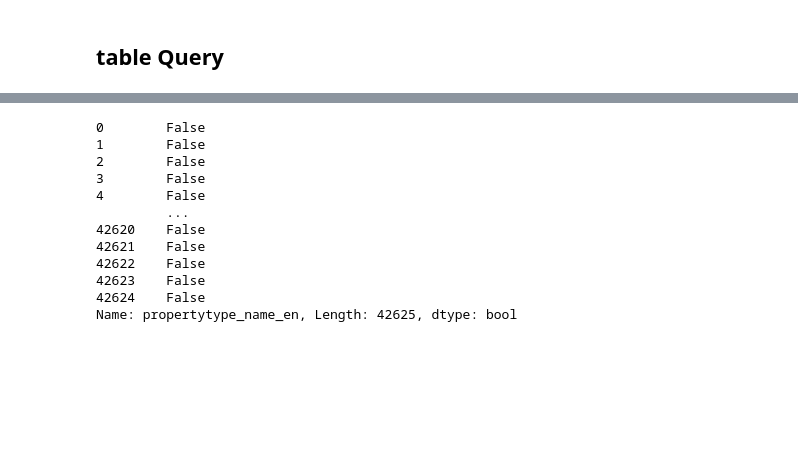
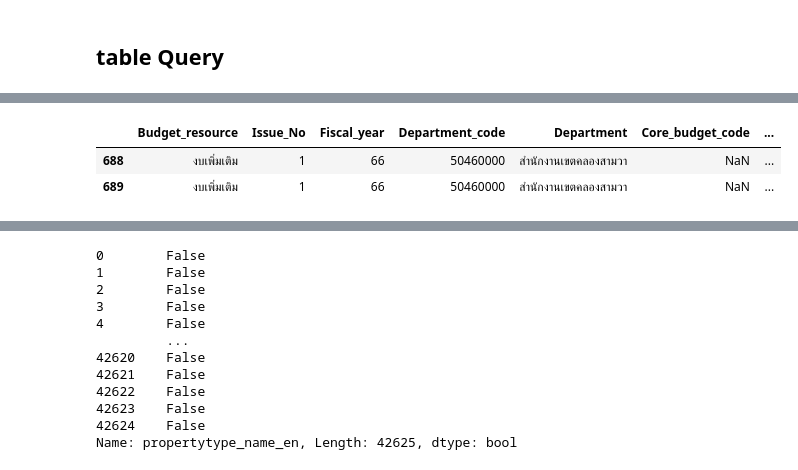
Before and after one commit to Mujune/python_dataviz2023, a Jupyter notebook: Pandas101.ipynb, the cells around one changed output, grey strips where cells are left out. Saved outputs shown, nothing was run; the diff lists cells and outputs as text; code cells hidden in the pictures; blank space fills up the shorter version.

```diff
--- a/Pandas101.ipynb
+++ b/Pandas101.ipynb
@@ -189,0 +237,3 @@ data1.iloc[-20 :,7:10]
+# %%
+small_df = data1.iloc[-5:,:]
+small_df
@@ -189,0 +247,6 @@ data1.iloc[-20 :,7:10]
+# %%
+small_df[[False,True,True,False,False]]
+# %% [output]
+|  | Budget_resource | Issue_No | Fiscal_year | Department_code | Department | Core_budget_code | ... |
+| 688 | งบเพิ่มเติม | 1 | 66 | 50460000 | สำนักงานเขตคลองสามวา | NaN | ... |
+| 689 | งบเพิ่มเติม | 1 | 66 | 50460000 | สำนักงานเขตคลองสามวา | NaN | ... |
```
Also changed, not shown: parts of 18 cells of this notebook.
